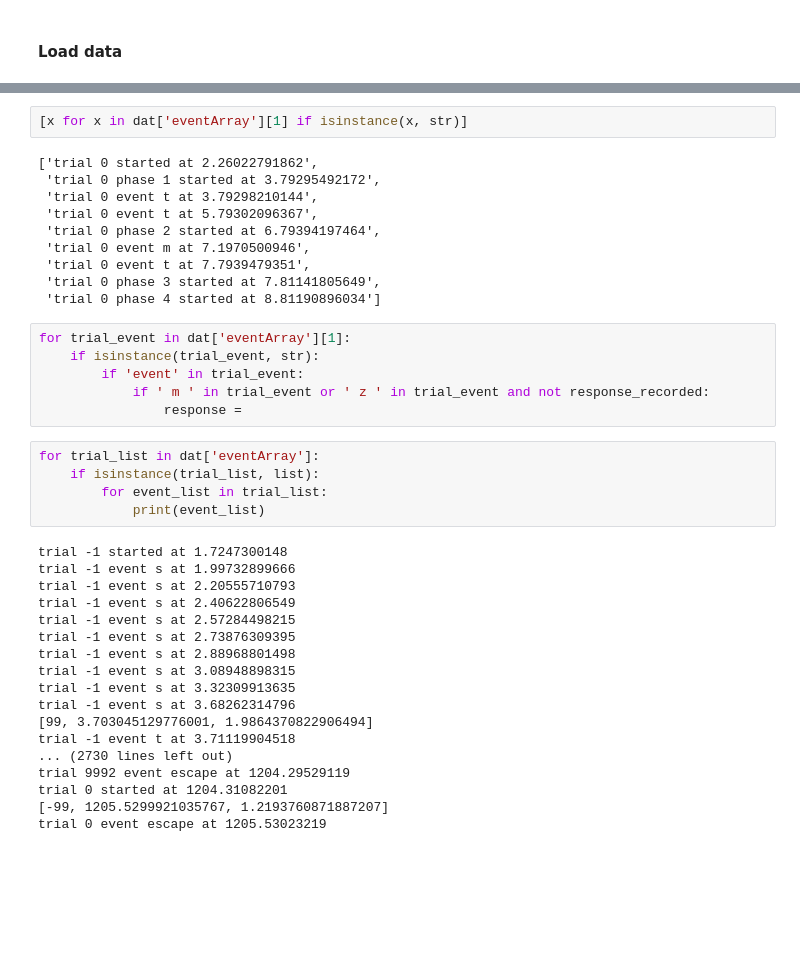
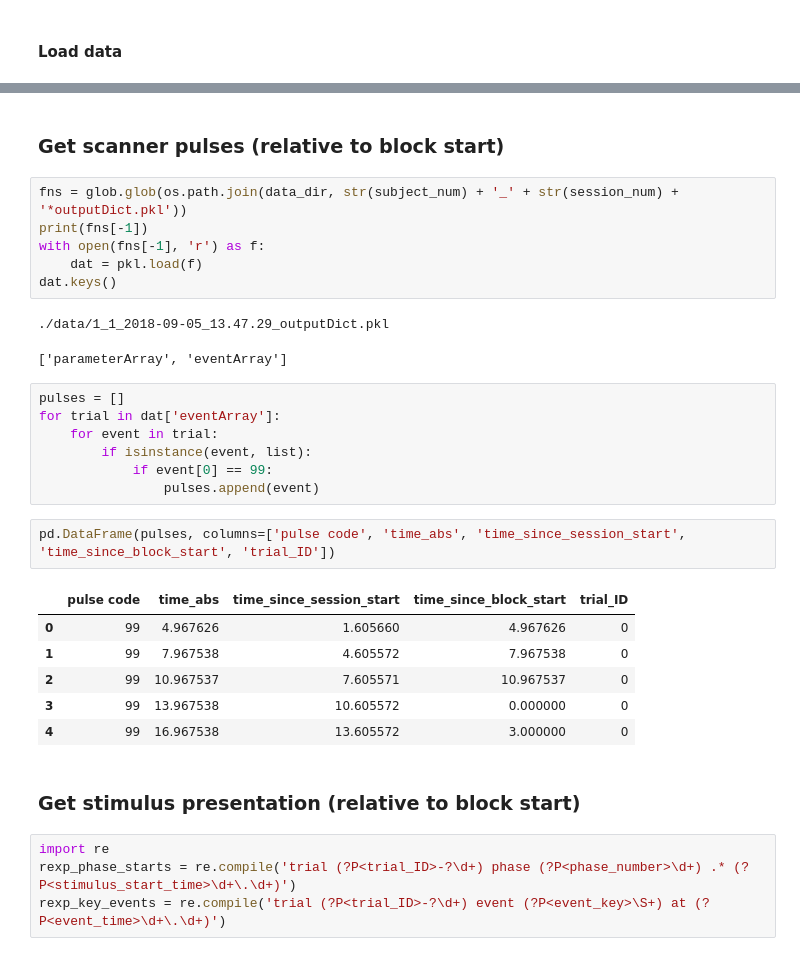
Before and after one commit to IMCN-UvA/IMCN-stoptask, a Jupyter notebook: IMCN-stoptask/Plot staircases.ipynb, the cells around one changed output, grey strips where cells are left out. Saved outputs shown, nothing was run; the diff lists cells and outputs as text; blank space fills up the shorter version.

```diff
--- a/IMCN-stoptask/Plot staircases.ipynb
+++ b/IMCN-stoptask/Plot staircases.ipynb
@@ -45,41 +56,33 @@ for staircase_id in np.unique(stop_trial_array.current_staircase):
-# %%
-[x for x in dat['eventArray'][1] if isinstance(x, str)]
-# %% [output]
-['trial 0 started at 2.26022791862',
- 'trial 0 phase 1 started at 3.79295492172',
- 'trial 0 event t at 3.79298210144',
- 'trial 0 event t at 5.79302096367',
- 'trial 0 phase 2 started at 6.79394197464',
- 'trial 0 event m at 7.1970500946',
- 'trial 0 event t at 7.7939479351',
- 'trial 0 phase 3 started at 7.81141805649',
- 'trial 0 phase 4 started at 8.81190896034']
-# %%
-for trial_event in dat['eventArray'][1]:
-    if isinstance(trial_event, str):
-        if 'event' in trial_event:
-            if ' m ' in trial_event or ' z ' in trial_event and not response_recorded:
-                response =
-# %%
-for trial_list in dat['eventArray']:
-    if isinstance(trial_list, list):
-        for event_list in trial_list:
-            print(event_list)
-# %% [output]
-trial -1 started at 1.7247300148
-trial -1 event s at 1.99732899666
-trial -1 event s at 2.20555710793
-trial -1 event s at 2.40622806549
-trial -1 event s at 2.57284498215
-trial -1 event s at 2.73876309395
-trial -1 event s at 2.88968801498
-trial -1 event s at 3.08948898315
-trial -1 event s at 3.32309913635
-trial -1 event s at 3.68262314796
-[99, 3.703045129776001, 1.9864370822906494]
-trial -1 event t at 3.71119904518
-... (2730 lines left out)
-trial 9992 event escape at 1204.29529119
-trial 0 started at 1204.31082201
-[-99, 1205.5299921035767, 1.2193760871887207]
-trial 0 event escape at 1205.53023219
+# %% [markdown]
+### Get scanner pulses (relative to block start)
+# %%
+fns = glob.glob(os.path.join(data_dir, str(subject_num) + '_' + str(session_num) + '*outputDict.pkl'))
+print(fns[-1])
+with open(fns[-1], 'r') as f:
+    dat = pkl.load(f)
+dat.keys()
+# %% [output]
+./data/1_1_2018-09-05_13.47.29_outputDict.pkl
+['parameterArray', 'eventArray']
+# %%
+pulses = []
+for trial in dat['eventArray']:
+    for event in trial:
+        if isinstance(event, list):
+            if event[0] == 99:
+                pulses.append(event)
+# %%
+pd.DataFrame(pulses, columns=['pulse code', 'time_abs', 'time_since_session_start', 'time_since_block_start', 'trial_ID'])
+# %% [output]
+|  | pulse code | time_abs | time_since_session_start | time_since_block_start | trial_ID |
+| 0 | 99 | 4.967626 | 1.605660 | 4.967626 | 0 |
+| 1 | 99 | 7.967538 | 4.605572 | 7.967538 | 0 |
+| 2 | 99 | 10.967537 | 7.605571 | 10.967537 | 0 |
+| 3 | 99 | 13.967538 | 10.605572 | 0.000000 | 0 |
+| 4 | 99 | 16.967538 | 13.605572 | 3.000000 | 0 |
+# %% [markdown]
+### Get stimulus presentation (relative to block start)
+# %%
+import re
+rexp_phase_starts = re.compile('trial (?P<trial_ID>-?\d+) phase (?P<phase_number>\d+) .* (?P<stimulus_start_time>\d+\.\d+)')
+rexp_key_events = re.compile('trial (?P<trial_ID>-?\d+) event (?P<event_key>\S+) at (?P<event_time>\d+\.\d+)')
```
Also changed, not shown: parts of 12 cells of this notebook.
